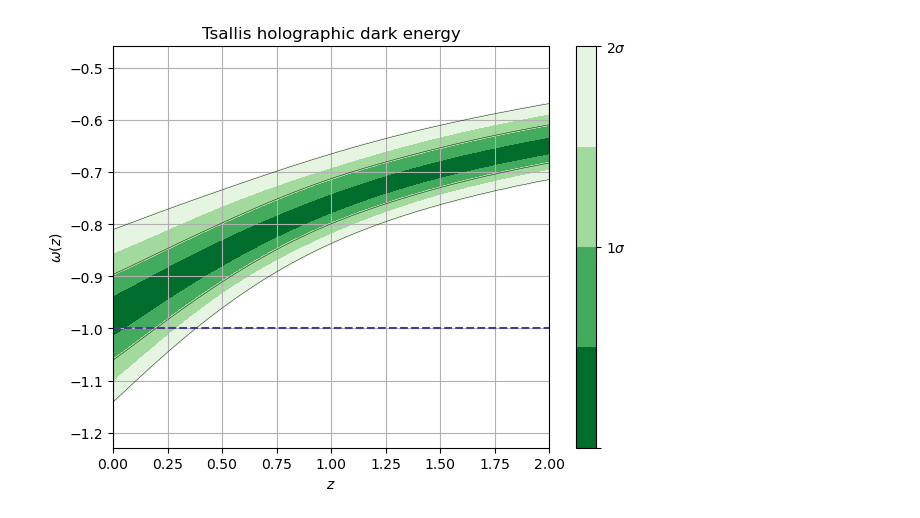
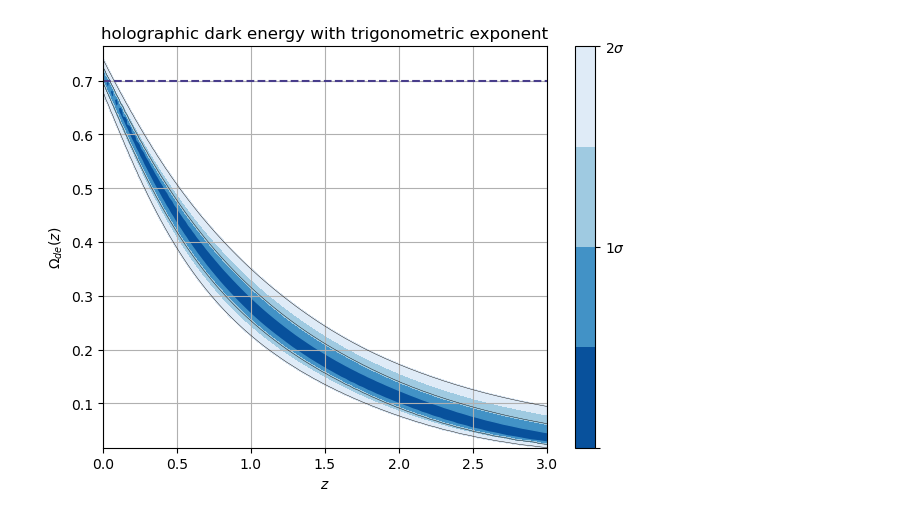
Before and after one commit to xlxnsxzpxtx/HolographicDE, a Jupyter notebook: Notebooks/fgivenx_hde.ipynb, the cells around one changed output. Drawn from its saved outputs; the diff is of its cells as text; code cells hidden in the pictures.

```diff
--- a/Notebooks/fgivenx_hde.ipynb
+++ b/Notebooks/fgivenx_hde.ipynb
@@ -154,84 +377,109 @@ plt.show()
 # %%
-# Tsallis model
+'''
+Trigonometric exponent
+f(z) = a + bsin(z)
+'''
 
-file_roott = '/home/alfonsozapata/SimpleMC/simplemc/chains/Tsallis/300test/'
-file_roott += 'THDE_phy_SN+HD+BBAO_nested_multi'
+file_roots = '/home/alfonsozapata/SimpleMC/simplemc/chains/SHDE/350test2/'
+file_roots += 'SHDE_phy_SN+HD+BBAO_nested_multi'
 
-samplest, weightst = samples_from_getdist_chains(['Om', 'h','c','s'], file_roott)
+sampless, weightss = samples_from_getdist_chains(['Om', 'h','c','k','r'], file_roots)
 
-def THDE(z, theta):
-    samplest = theta
+def SHDE(z, theta):
+    samplesl = theta
     Om0 = theta[0]
     H0 = 100*theta[1]
     c_value = theta[2]
-    s_value = theta[3]
+    k_value = theta[3]
+    r_value = theta[4]
     Ode0 = 1 - Om0
     #print(b_value)
     z_rs = np.linspace(0, 3, 100)
 
-    def model_bhde(Omega, z):
-        b =  2*s_value - 2
+    def model_shde(Omega, z):
         x = np.log(1./(1+z))
-        Q = ((c_value**2)*np.exp(3*x))/((H0**2)*Om0)
+        C = 3*(c_value**2)
+        Q = (C*np.exp(3*x))/(3*(H0**2)*Om0)
         # Compute common terms
-        term1 = - (Omega*(1 - Omega))/(1+z)
+        term1 = - (Omega* (1 - Omega))/(1+z)
         sqrt_Omega_DE = np.sqrt(Omega)
-        term2_base = (c_value**2)**(-0.5)
+        term2_base = (C / 3 )**(-0.5)
         fraction_Q_Omega = Q * (1 - Omega) / Omega
 
     # Exponents
-        exponent1 = (b) / (2 * (b - 2))
-        exponent2 = 0
+        exponent1 = (k_value + r_value * np.sin(z)) / (2 * (k_value + r_value*np.sin(z) - 2))
+        exponent2 = (-(1 + z) *r_value * np.cos(z)) / (k_value +r_value *np.sin(z) - 2)
 
     # Calculate individual components of the right-hand side
-        rhs1 = sqrt_Omega_DE * term2_base * ((fraction_Q_Omega)**exponent1)*(2 - b)
-        rhs2 = 0
-        rhs3 = b + 1
+        rhs1 = sqrt_Omega_DE * term2_base * (fraction_Q_Omega)**exponent1 * (2 - k_value - r_value*np.sin(z))
+        rhs2 = np.log(fraction_Q_Omega**exponent2)
+        rhs3 = k_value+ r_value*np.sin(z) + 1
 
-    # Combine all terms to calculate dOmega_DE_dz
+    # Combine all terms to calculate Omega_DE'
         rhs = rhs1 + rhs2 + rhs3
-        dOmega_DE_dz = term1 * rhs
+        Omega_DE_prime = term1 * rhs
 
-        return dOmega_DE_dz
+        return Omega_DE_prime
 
 
-    sol_de = np.reshape(odeint(model_bhde, Ode0, z_rs),len(z_rs))
+    sol_des = np.reshape(odeint(model_shde, Ode0, z_rs),len(z_rs))
     #plt.plot(z_rs, sol_de)
-    Om_de = interp1d(z_rs, sol_de, kind='cubic')
+    Om_de = interp1d(z_rs, sol_des, kind='cubic')
 
     def H_z(z):
         H = H0*((Om0*(1+z)**3)/(1-Om_de(z)))**0.5
         return H
 
     #print(H_z(z))
     def w_eos(z):
-        b = 2*s_value - 2
         x = np.log(1./(1+z))
-        Q = ((c_value**2)*np.exp(3*x))/((H0**2)*Om0)
-        w =  - (b +1)/3 + (((b-2)*np.sqrt(Om_de(z)))/3)*((c_value**2)**(-0.5))*((Q*(1-Om_de(z))/Om_de(z))**(b/(2*(b-2))))
-        return w
-    #plt.plot(z_rs,w_eos(z_rs))
-    #return H_z(z)
-    return w_eos(z)
+        C = 3*(c_value**2)
+        Q = (C*np.exp(3*x))/(3*(H0**2)*Om0)
+        sin_z = np.sin(z)
+        cos_z = np.cos(z)
+        sqrt_Omega_DE = np.sqrt(Om_de(z))
+        term_base = (C / 3)**(-0.5)
+        fraction_Q_Omega = Q*(1 - Om_de(z))/Om_de(z)
+
+    # Components of the equation
+        term1 = - (k_value + r_value*sin_z + 1) / 3
+        exponent1 = (k_value + r_value*sin_z) / (2 * (k_value + r_value*sin_z - 2))
+        term2 = ((k_value + r_value*sin_z- 2) * sqrt_Omega_DE / 3) * term_base * (fraction_Q_Omega**exponent1)
+        exponent2 = 1 / (2 - k_value -r_value*sin_z)
+        term3 = ((1 + z) * r_value* cos_z / 3) * np.log(fraction_Q_Omega**exponent2)
+
+    # Calculate w_DE
+        w_DE = term1 + term2 + term3
+
+        return w_DE
+    def q_z(z):
+        q = 1/2 + (3/2)*w_eos(z)*Om_de(z)
+        return q
+
+
+    #return q_z(z)
+    #return w_eos(z)
+    return Om_de(z)
 
 z = np.linspace(0.0000, 3, 100)
-cbar = plot_contours(THDE, z, samplest, weights=weightst, contour_line_levels=[1, 2],colors=plt.cm.Greens_r)
-#cbar = plot_contours(THDE, z, samplest, weights=weightst, contour_line_levels=[1, 2])
+cbar = plot_contours(SHDE, z, sampless, weights=weightss, contour_line_levels=[1, 2],colors=plt.cm.Blues_r)
+#cbar = plot_contours(SHDE, z, sampless, weights=weightss, contour_line_levels=[1, 2])
 cbar = plt.colorbar(cbar,ticks=[0,1,2])
 cbar.set_ticklabels(['',r'$1\sigma$',r'$2\sigma$'])
 
 
-lcdm = np.full(100, -1.0)
+lcdm = np.full(100, 0.7)
 plt.plot(z, lcdm,linestyle='--',color='darkslateblue')
 #plt.plot(z, lcdm,color='lightgrey')
 plt.xscale('linear')
-plt.xlim(0.0, 2.0)
-plt.ylabel(r'$\omega(z)$')
-#plt.ylabel(r'$H(z)$')
+plt.xlim(0.0, 3.0)
+#plt.ylim(-3,0)
+#plt.ylabel(r'$\omega(z)$')
+plt.ylabel(r'$\Omega_{de}(z)$')
 plt.xlabel(r'$z$')
 plt.tight_layout()
-plt.title('Tsallis holographic dark energy')
+plt.title('holographic dark energy with trigonometric exponent')
 plt.grid()
 plt.show()
 # %% [output]
-[figure, old version]
+[figure, new version]
```
Also changed, not shown: parts of 8 cells of this notebook, 2 other files.
